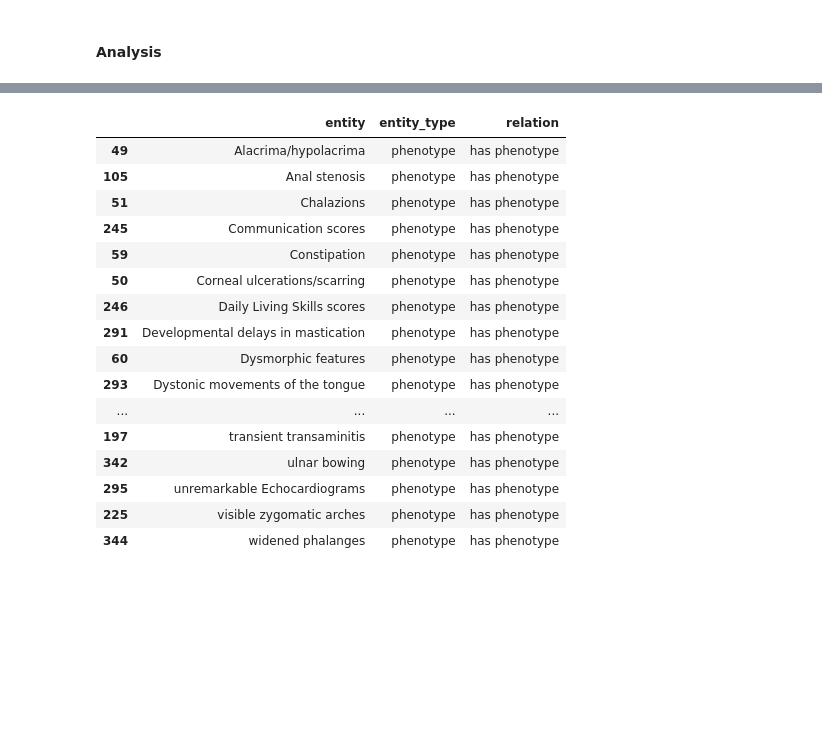
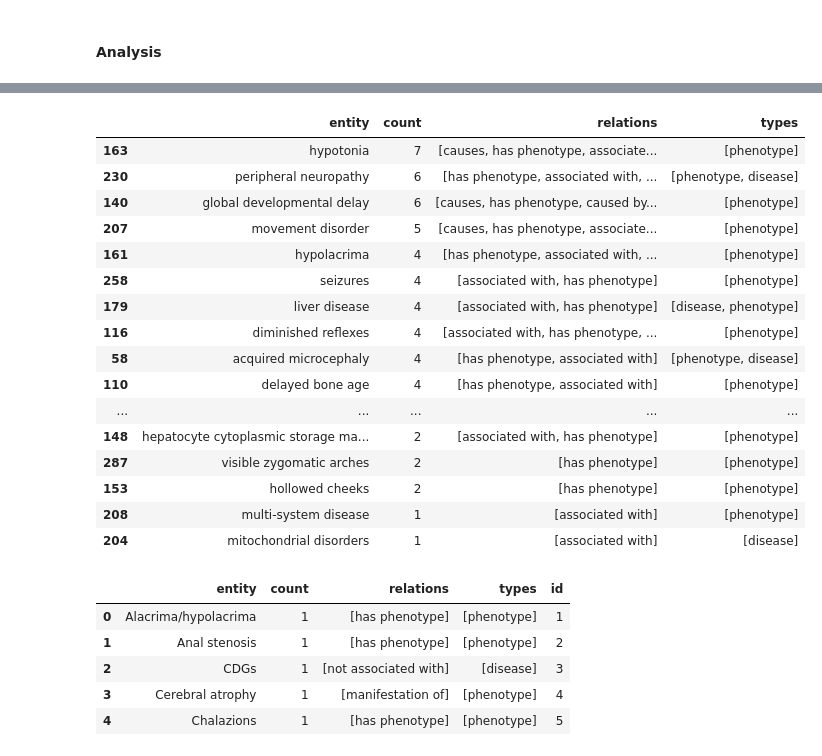
Before and after one commit to eric-czech/ngly1-gpt, a Jupyter notebook: ngly1_gpt/notebooks/relation_extraction.ipynb, the cells around one changed output, grey strips where cells are left out. Cells and saved outputs as stored; diff of their text form; code cells hidden in the pictures; blank space fills up the shorter version.

```diff
--- a/ngly1_gpt/notebooks/relation_extraction.ipynb
+++ b/ngly1_gpt/notebooks/relation_extraction.ipynb
@@ -206,10 +352,14 @@ Name: count, dtype: int64
 # %%
-def apply(df, fn):
-    fn(df)
-    return df
+def normalize(term):
+    term = term.strip()
+    if term == 'NGLY1-CDDG':
+        return utils.NGLY1_DEFICIENCY
+    return term
 
-(
+phenotypes = (
     relations
+    .assign(subject=lambda df: df['subject'].apply(normalize))
+    .assign(object=lambda df: df['object'].apply(normalize))
     .pipe(lambda df: df[
         (df['subject'] == utils.NGLY1_DEFICIENCY) |
         (df['object'] == utils.NGLY1_DEFICIENCY)
@@ -220,11 +370,25 @@ def apply(df, fn):
         (r['subject'], r['subject_entity'], r['predicate'])
         for _, r in df.iterrows()
     ], columns=['entity', 'entity_type', 'relation']))
-    .pipe(apply, lambda df: display(df['relation'].value_counts()))
     .pipe(lambda df: df[
-        df['relation'].str.contains('phenotype|disease|symptom', regex=True)
+        df['entity_type'].str.contains('phenotype|disease|symptom', regex=True)
     ])
-    # .pipe(lambda df: df[df['predicate'].str.contains('cause')])
-    .sort_values(['entity', 'relation'])
+    .pipe(utils.apply, lambda df: display(df['entity_type'].value_counts().head(15)))
+    .pipe(utils.apply, lambda df: display(df['relation'].value_counts().head(15)))
+    .pipe(utils.apply, lambda df: display(df['entity'].value_counts().head(15)))
+    .groupby('entity')
+    .agg(
+        count=('relation', 'count'),
+        relations=('relation', 'unique'),
+        types=('entity_type', 'unique')
+    )
+    .reset_index()
+    .pipe(utils.apply, lambda df: display(
+        df.sort_values('count', ascending=False).head(50)
+    ))
+    .sort_values('entity')
+    .reset_index(drop=True)
+    .assign(id=lambda df: df.index + 1)
 )
+phenotypes.head(5)
 # %% [output]
@@ -247,17 +428,23 @@ Name: count, dtype: int64
-|  | entity | entity_type | relation |
-| 49 | Alacrima/hypolacrima | phenotype | has phenotype |
-| 105 | Anal stenosis | phenotype | has phenotype |
-| 51 | Chalazions | phenotype | has phenotype |
-| 245 | Communication scores | phenotype | has phenotype |
-| 59 | Constipation | phenotype | has phenotype |
-| 50 | Corneal ulcerations/scarring | phenotype | has phenotype |
-| 246 | Daily Living Skills scores | phenotype | has phenotype |
-| 291 | Developmental delays in mastication | phenotype | has phenotype |
-| 60 | Dysmorphic features | phenotype | has phenotype |
-| 293 | Dystonic movements of the tongue | phenotype | has phenotype |
-| ... | ... | ... | ... |
-| 197 | transient transaminitis | phenotype | has phenotype |
-| 342 | ulnar bowing | phenotype | has phenotype |
-| 295 | unremarkable Echocardiograms | phenotype | has phenotype |
-| 225 | visible zygomatic arches | phenotype | has phenotype |
-| 344 | widened phalanges | phenotype | has phenotype |
+|  | entity | count | relations | types |
+| 163 | hypotonia | 7 | [causes, has phenotype, associate... | [phenotype] |
+| 230 | peripheral neuropathy | 6 | [has phenotype, associated with, ... | [phenotype, disease] |
+| 140 | global developmental delay | 6 | [causes, has phenotype, caused by... | [phenotype] |
+| 207 | movement disorder | 5 | [causes, has phenotype, associate... | [phenotype] |
+| 161 | hypolacrima | 4 | [has phenotype, associated with, ... | [phenotype] |
+| 258 | seizures | 4 | [associated with, has phenotype] | [phenotype] |
+| 179 | liver disease | 4 | [associated with, has phenotype] | [disease, phenotype] |
+| 116 | diminished reflexes | 4 | [associated with, has phenotype, ... | [phenotype] |
+| 58 | acquired microcephaly | 4 | [has phenotype, associated with] | [phenotype, disease] |
+| 110 | delayed bone age | 4 | [has phenotype, associated with] | [phenotype] |
+| ... | ... | ... | ... | ... |
+| 148 | hepatocyte cytoplasmic storage ma... | 2 | [associated with, has phenotype] | [phenotype] |
+| 287 | visible zygomatic arches | 2 | [has phenotype] | [phenotype] |
+| 153 | hollowed cheeks | 2 | [has phenotype] | [phenotype] |
+| 208 | multi-system disease | 1 | [associated with] | [phenotype] |
+| 204 | mitochondrial disorders | 1 | [associated with] | [disease] |
+|  | entity | count | relations | types | id |
+| 0 | Alacrima/hypolacrima | 1 | [has phenotype] | [phenotype] | 1 |
+| 1 | Anal stenosis | 1 | [has phenotype] | [phenotype] | 2 |
+| 2 | CDGs | 1 | [not associated with] | [disease] | 3 |
+| 3 | Cerebral atrophy | 1 | [manifestation of] | [phenotype] | 4 |
+| 4 | Chalazions | 1 | [has phenotype] | [phenotype] | 5 |
```
Also changed, not shown: parts of 30 cells of this notebook, 5 other files.
